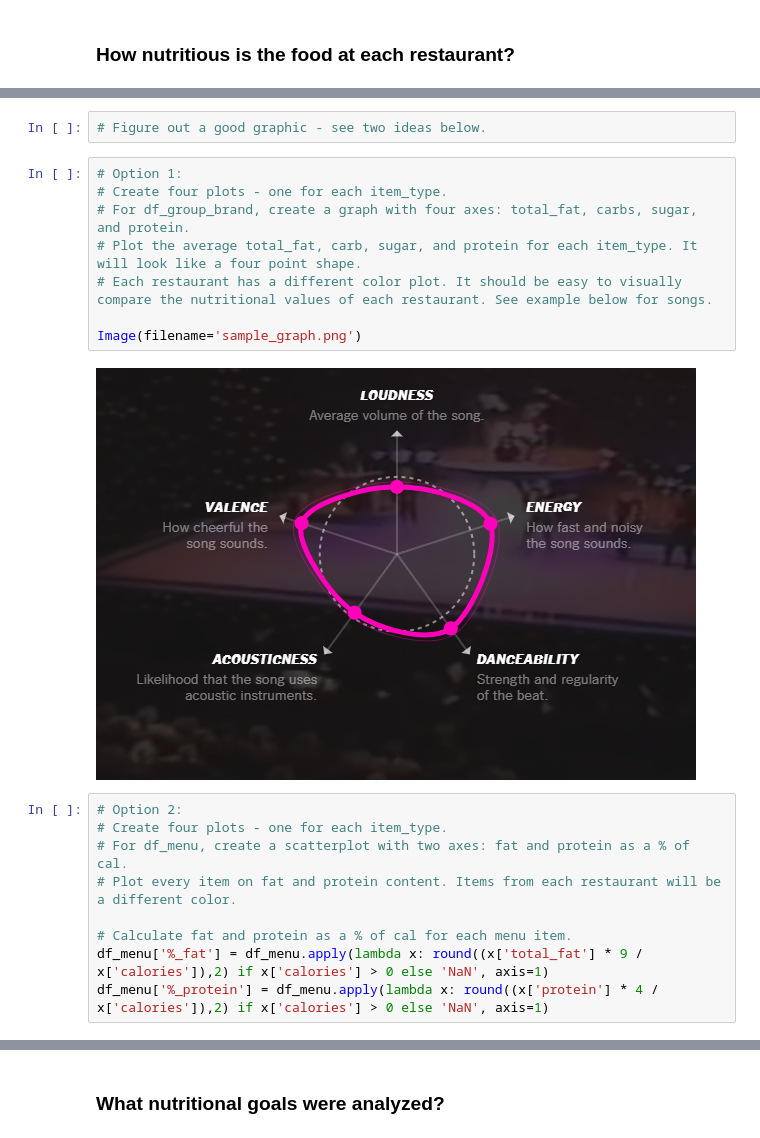
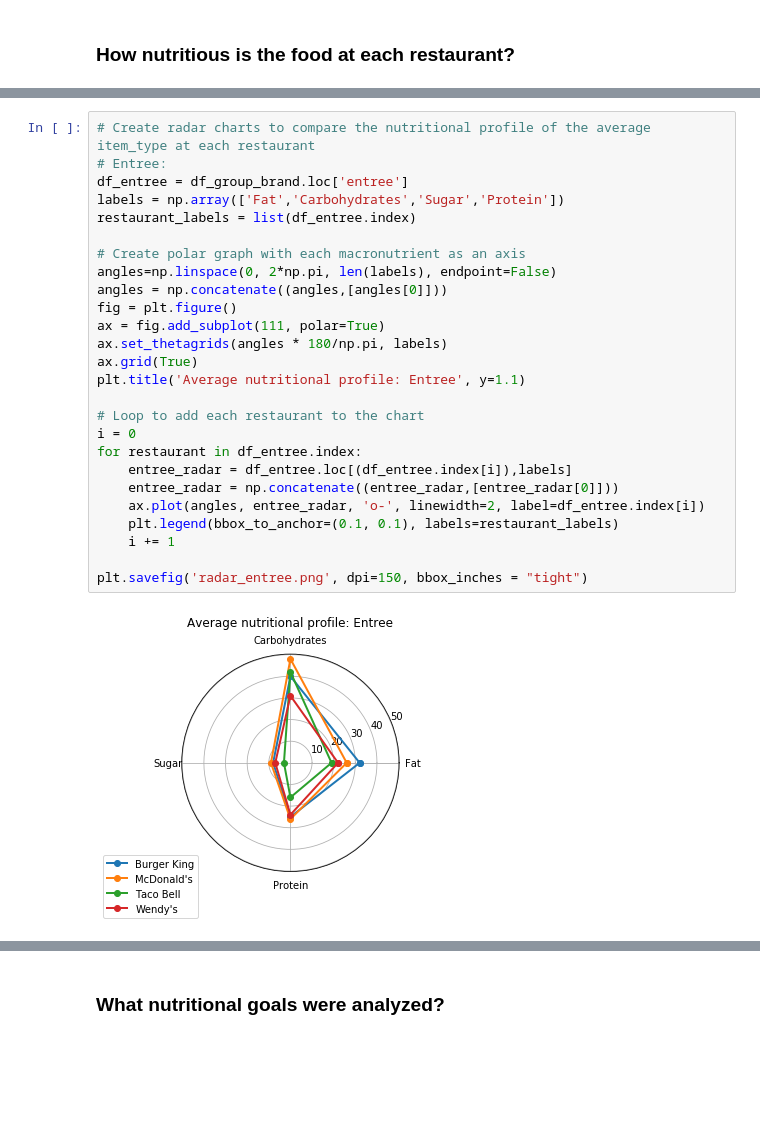
Before and after one commit to jenzhenky/fast_food, a Jupyter notebook: fast_food_analysis.ipynb, the cells around one changed output, grey strips where cells are left out. Cells and saved outputs as stored; diff of their text form; blank space fills up the shorter version.

```diff
--- a/fast_food_analysis.ipynb
+++ b/fast_food_analysis.ipynb
@@ -67,24 +70,31 @@ df_group_brand
 |  | McDonald's | 289.0 | 13.0 | 35.0 | 4.0 | 8.0 |
 |  | Taco Bell | 278.0 | 14.0 | 32.0 | 2.0 | 6.0 |
 |  | Wendy's | 356.0 | 15.0 | 45.0 | 5.0 | 10.0 |
-# %%
-# Figure out a good graphic - see two ideas below.
-# %%
-# Option 1:
-# Create four plots - one for each item_type.
-# For df_group_brand, create a graph with four axes: total_fat, carbs, sugar, and protein.
-# Plot the average total_fat, carb, sugar, and protein for each item_type. It will look like a four point shape.
-# Each restaurant has a different color plot. It should be easy to visually compare the nutritional values of each restaurant. See example below for songs.
-
-Image(filename='sample_graph.png')
-# %% [output]
-[figure, removed]
-# %%
-# Option 2:
-# Create four plots - one for each item_type.
-# For df_menu, create a scatterplot with two axes: fat and protein as a % of cal.
-# Plot every item on fat and protein content. Items from each restaurant will be a different color.
-
-# Calculate fat and protein as a % of cal for each menu item.
-df_menu['%_fat'] = df_menu.apply(lambda x: round((x['total_fat'] * 9 / x['calories']),2) if x['calories'] > 0 else 'NaN', axis=1)
-df_menu['%_protein'] = df_menu.apply(lambda x: round((x['protein'] * 4 / x['calories']),2) if x['calories'] > 0 else 'NaN', axis=1)
+# %%
+# Create radar charts to compare the nutritional profile of the average item_type at each restaurant
+# Entree:
+df_entree = df_group_brand.loc['entree']
+labels = np.array(['Fat','Carbohydrates','Sugar','Protein'])
+restaurant_labels = list(df_entree.index)
+
+# Create polar graph with each macronutrient as an axis
+angles=np.linspace(0, 2*np.pi, len(labels), endpoint=False)
+angles = np.concatenate((angles,[angles[0]]))
+fig = plt.figure()
+ax = fig.add_subplot(111, polar=True)
+ax.set_thetagrids(angles * 180/np.pi, labels)
+ax.grid(True)
+plt.title('Average nutritional profile: Entree', y=1.1)
+
+# Loop to add each restaurant to the chart
+i = 0
+for restaurant in df_entree.index:
+    entree_radar = df_entree.loc[(df_entree.index[i]),labels]
+    entree_radar = np.concatenate((entree_radar,[entree_radar[0]]))
+    ax.plot(angles, entree_radar, 'o-', linewidth=2, label=df_entree.index[i])
+    plt.legend(bbox_to_anchor=(0.1, 0.1), labels=restaurant_labels)
+    i += 1
+
+plt.savefig('radar_entree.png', dpi=150, bbox_inches = "tight")
+# %% [output]
+[figure, added]
```
Also changed, not shown: parts of 11 cells of this notebook, 1 other file.
